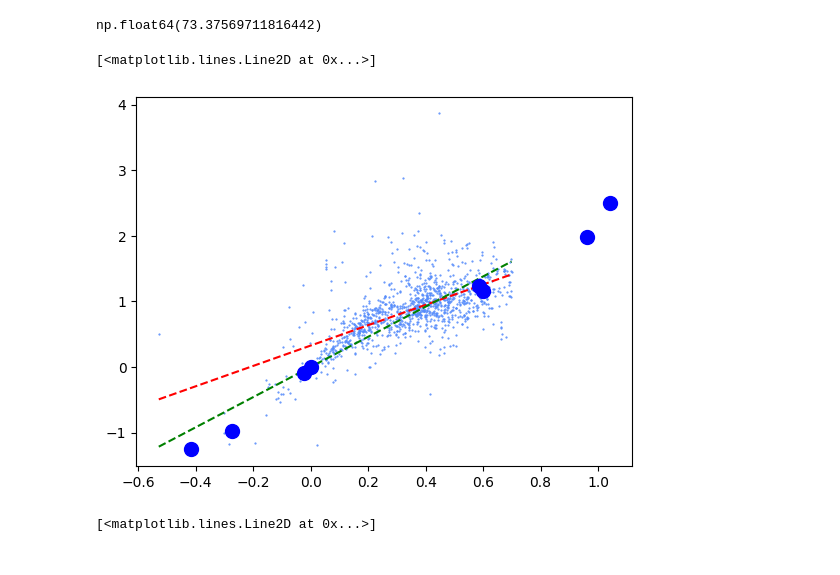
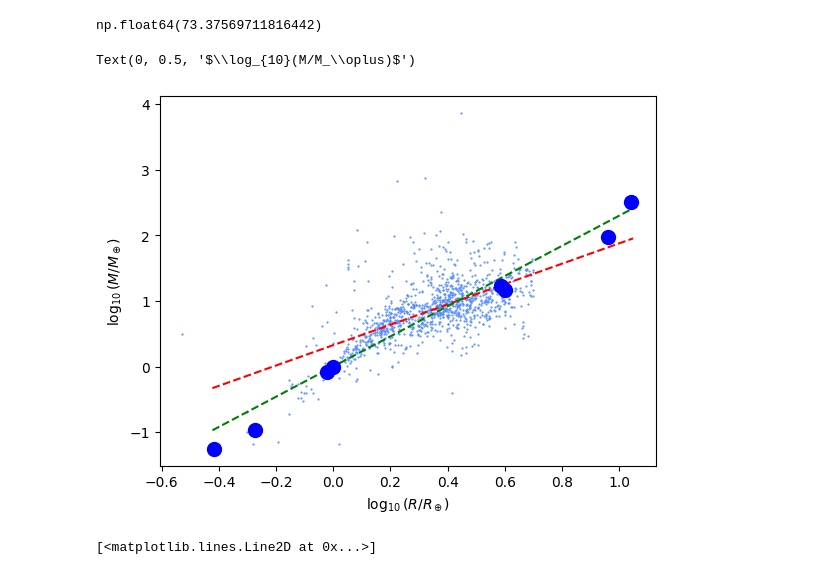
Before and after one commit to CosmicHitchhiker/ds_astro_2026s, a Jupyter notebook: ex4/ex4.ipynb, the cells around one changed output. Cells and saved outputs as stored; diff of their text form; code cells hidden in the pictures.

```diff
--- a/ex4/ex4.ipynb
+++ b/ex4/ex4.ipynb
@@ -63,4 +61,6 @@ print(theta_ml)
+# %%
+X_theor = np.linspace(X.min()*0.8, X.max()*1.5, 100).reshape((-1,1))
 # %%
-y_theor = X @ theta_ml
+y_theor = X_theor @ theta_ml
 # %%
 plt.scatter(X.flatten(), y.flatten(), s=0.3)
@@ -90,6 +90,9 @@ print(theta_ml_int)
 [[0.32619195]
  [1.55177146]]
 # %%
-y_theor2 = Phi @ theta_ml_int
+Phi_theor = np.ones((100, 1))
+Phi_theor = np.concatenate((Phi_theor, X_theor), axis=1)
+# %%
+y_theor2 = Phi_theor @ theta_ml_int
 # %%
 plt.scatter(X.flatten(), y.flatten(), s=0.3)
@@ -117,12 +120,15 @@ ss_planets['radius_err'] = ss_planets['radius_err']/ss_planets.loc[2]['radius']
 ss_planets['radius'] = ss_planets['radius']/ss_planets.loc[2]['radius']
 # %%
 plt.scatter(X.flatten(), y.flatten(), s=0.3)
-plt.plot(X.flatten(), y_theor2.flatten(), 'r--')
-plt.plot(X.flatten(), y_theor.flatten(), 'g--')
+plt.plot(X_theor.flatten(), y_theor2.flatten(), 'r--')
+plt.plot(X_theor.flatten(), y_theor.flatten(), 'g--')
 plt.plot(np.log10(ss_planets['radius']), np.log10(ss_planets['mass']), 'o', ms=10, color='blue')
+
+plt.xlabel(r'$\log_{10}(R/R_\oplus)$')
+plt.ylabel(r'$\log_{10}(M/M_\oplus)$')
 # %% [output]
-[<matplotlib.lines.Line2D at 0x...>]
+Text(0, 0.5, '$\\log_{10}(M/M_\\oplus)$')
-[figure, old version]
+[figure, new version]
 # %%
 def log_errs(val, errs):
     upper = np.log10(val+errs)
```
Also changed, not shown: parts of 18 cells of this notebook.
